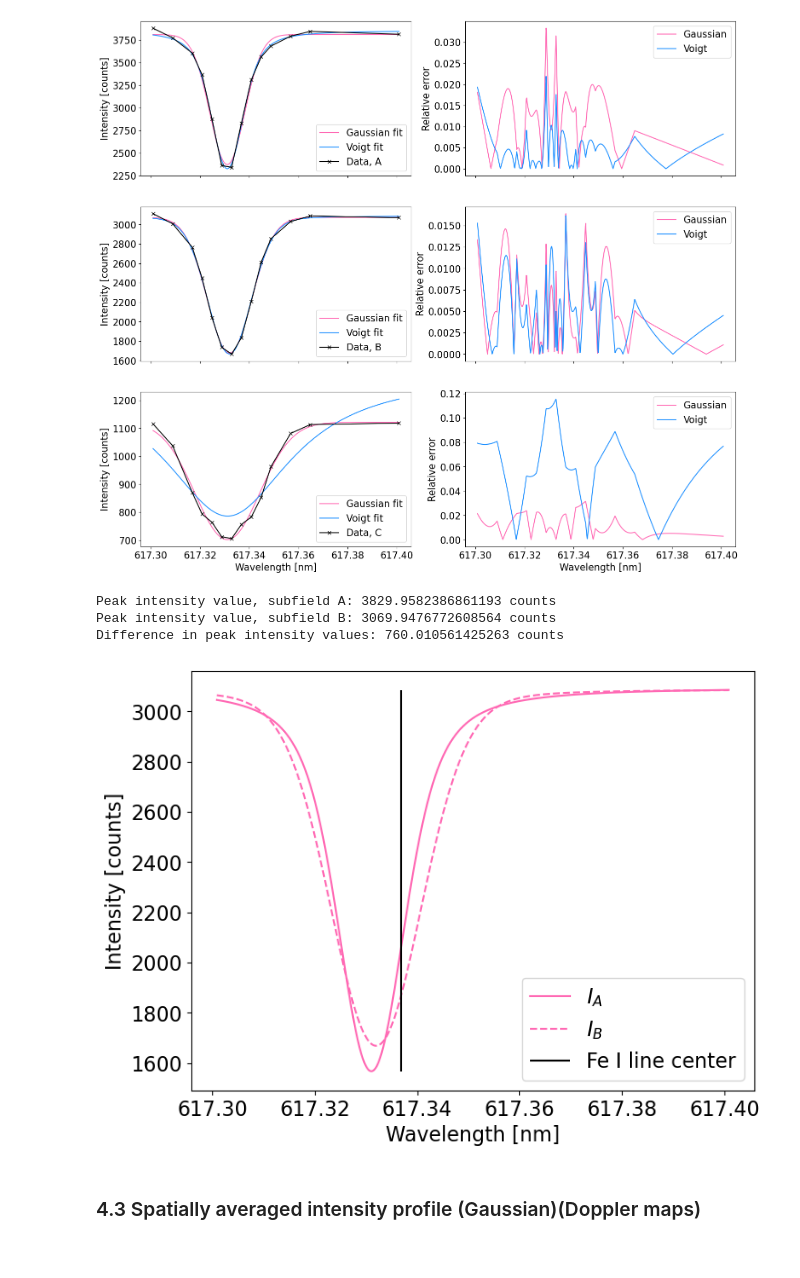
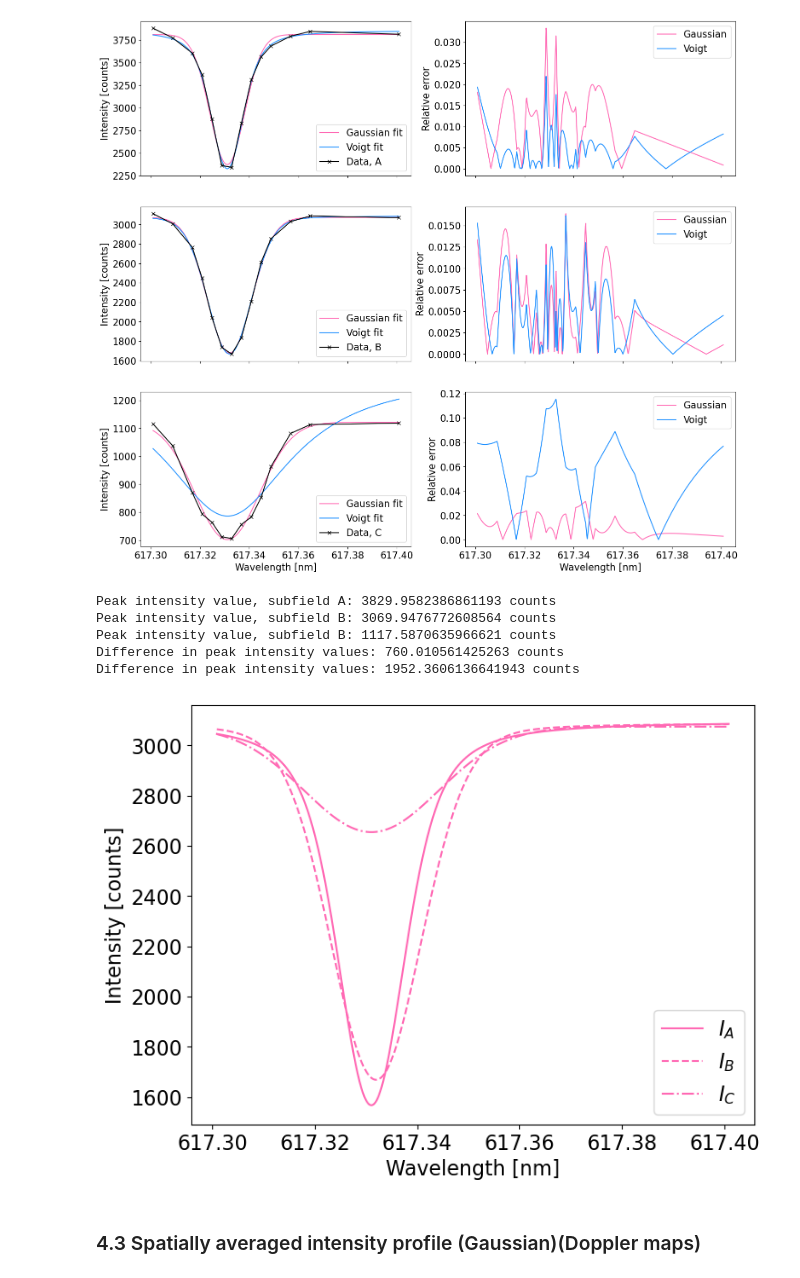
Before and after one commit to rebkabob/solar_and_stellar_physics, a Jupyter notebook: sst4_analysis.ipynb, the cells around one changed output. Cells and saved outputs as stored; diff of their text form; code cells hidden in the pictures.

Commit message:
Average intensity profiles for A, B and C scaled

```diff
--- a/sst4_analysis.ipynb
+++ b/sst4_analysis.ipynb
@@ -475,31 +475,42 @@ plt.show()
 # %%
 counts, bin_edges = np.histogram(A_voigt_avg, bins = 100)
 max_count_index_A = np.argmax(counts)
 peak_intensity_value_A = bin_edges[max_count_index_A]
 print(f"Peak intensity value, subfield A: {peak_intensity_value_A} counts")
 
 counts, bin_edges = np.histogram(B_voigt_avg, bins = 100)
 max_count_index_B = np.argmax(counts)
 peak_intensity_value_B = bin_edges[max_count_index_B]
 print(f"Peak intensity value, subfield B: {peak_intensity_value_B} counts")
 
-diff = np.abs(peak_intensity_value_A - peak_intensity_value_B)
-print(f"Difference in peak intensity values: {diff} counts")
+counts, bin_edges = np.histogram(C_gaussian_avg, bins = 100)
+max_count_index_C = np.argmax(counts)
+peak_intensity_value_C = bin_edges[max_count_index_C]
+print(f"Peak intensity value, subfield B: {peak_intensity_value_C} counts")
+
+diff_AB = np.abs(peak_intensity_value_A - peak_intensity_value_B)
+print(f"Difference in peak intensity values: {diff_AB} counts")
+
+diff_CB = np.abs(peak_intensity_value_C - peak_intensity_value_B)
+print(f"Difference in peak intensity values: {diff_CB} counts")
 
 fig, ax = plt.subplots(figsize = (8, 6))
-ax.plot(x_voigt, A_voigt_avg - diff, label="$I_A$", color = "hotpink")
+ax.plot(x_voigt, A_voigt_avg - diff_AB, label="$I_A$", color = "hotpink")
 ax.plot(x_voigt, B_voigt_avg, label="$I_B$", color = "hotpink", ls = "--")
-ax.vlines(central_lmbda, A_voigt_avg.min() - diff, A_voigt_avg.max() - diff, color = "k", ls = "solid", label="Fe I line center")
+ax.plot(x_gaussian, C_gaussian_avg + diff_CB, label="$I_C$", color = "hotpink", ls = "-.")
+#ax.vlines(central_lmbda, A_voigt_avg.min() - diff, A_voigt_avg.max() - diff, color = "k", ls = "solid", label="Fe I line center")
 ax.set_xlabel("Wavelength [nm]")
 ax.set_ylabel("Intensity [counts]")
 ax.legend(loc = "lower right")
 # plt.savefig("figures/temp_spat_avg_voigt_intensity_scaled.png")
 plt.show()
 # %% [output]
 Peak intensity value, subfield A: 3829.9582386861193 counts
 Peak intensity value, subfield B: 3069.9476772608564 counts
+Peak intensity value, subfield B: 1117.5870635966621 counts
 Difference in peak intensity values: 760.010561425263 counts
+Difference in peak intensity values: 1952.3606136641943 counts
-[figure, old version]
+[figure, new version]
 # %% [markdown]
 ### 4.3 Spatially averaged intensity profile (Gaussian)(Doppler maps)
 # %%
```
